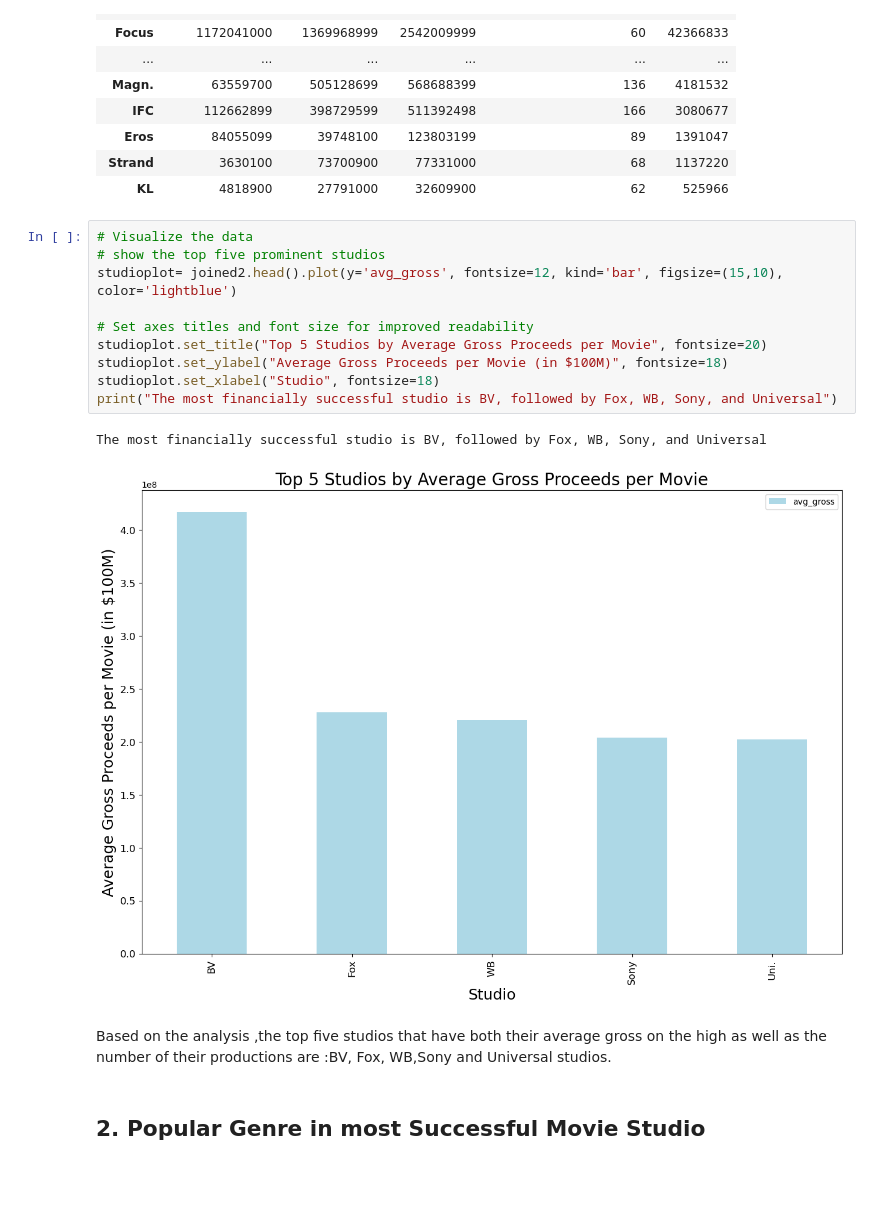
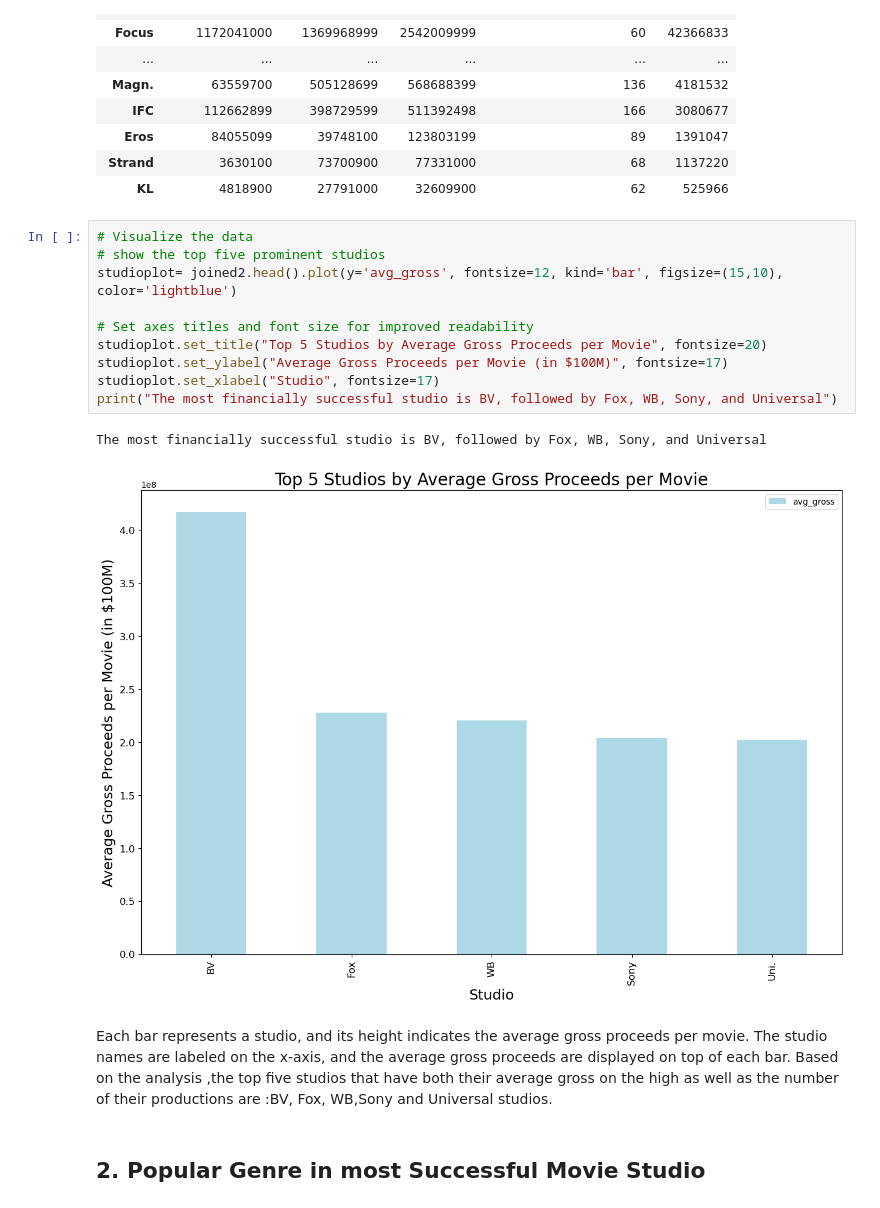
Before and after one commit to sophline/MICROSOFT-MOVIE-STUDIO-PROJECT, a Jupyter notebook: student.ipynb, the cells around one changed output. Cells and saved outputs as stored; diff of their text form; blank space fills up the shorter version.

```diff
--- a/student.ipynb
+++ b/student.ipynb
@@ -295,17 +279,18 @@ joined2
 # %%
 # Visualize the data
 # show the top five prominent studios
 studioplot= joined2.head().plot(y='avg_gross', fontsize=12, kind='bar', figsize=(15,10), color='lightblue')
 
 # Set axes titles and font size for improved readability
 studioplot.set_title("Top 5 Studios by Average Gross Proceeds per Movie", fontsize=20)
-studioplot.set_ylabel("Average Gross Proceeds per Movie (in $100M)", fontsize=18)
-studioplot.set_xlabel("Studio", fontsize=18)
+studioplot.set_ylabel("Average Gross Proceeds per Movie (in $100M)", fontsize=17)
+studioplot.set_xlabel("Studio", fontsize=17)
 print("The most financially successful studio is BV, followed by Fox, WB, Sony, and Universal")
 # %% [output]
 The most financially successful studio is BV, followed by Fox, WB, Sony, and Universal
-[figure, old version]
+[figure, new version]
 # %% [markdown]
+Each bar represents a studio, and its height indicates the average gross proceeds per movie. The studio names are labeled on the x-axis, and the average gross proceeds are displayed on top of each bar.
 Based on the analysis ,the top five studios that have both their average gross on  the high as well as the number of their productions are :BV, Fox, WB,Sony and Universal studios.
 # %% [markdown]
 ## 2. Popular Genre in most Successful Movie Studio
```
Also changed, not shown: parts of 8 cells of this notebook, 5 other files.
